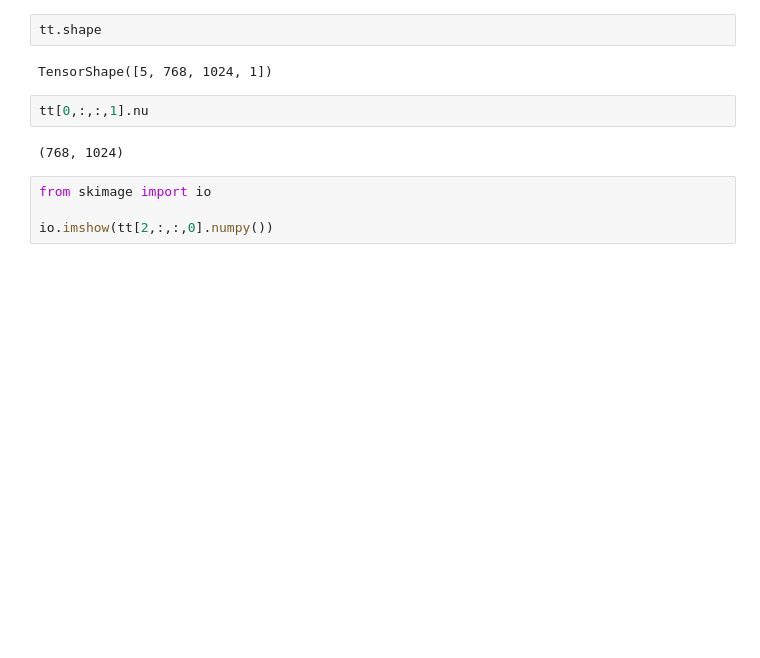
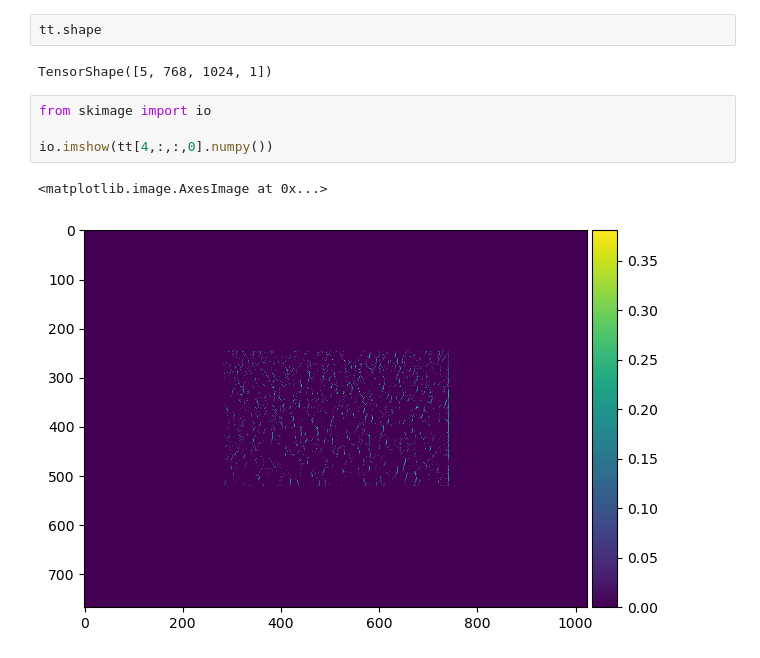
Before and after one commit to hugogavilima/Gaussian-Derivates-Network, a Jupyter notebook: data_train_testing.ipynb, the cells around one changed output. Saved outputs shown, nothing was run; the diff lists cells and outputs as text; blank space fills up the shorter version.

```diff
--- a/data_train_testing.ipynb
+++ b/data_train_testing.ipynb
@@ -87,12 +87,11 @@ tt = model(test_img)
 tt.shape
 # %% [output]
 TensorShape([5, 768, 1024, 1])
-# %%
-tt[0,:,:,1].nu
-# %% [output]
-(768, 1024)
 # %%
 from skimage import io
 
-io.imshow(tt[2,:,:,0].numpy())
+io.imshow(tt[4,:,:,0].numpy())
+# %% [output]
+<matplotlib.image.AxesImage at 0x...>
+[figure, added]
 # %%
```
Also changed, not shown: parts of 9 cells of this notebook, 5 other files.
